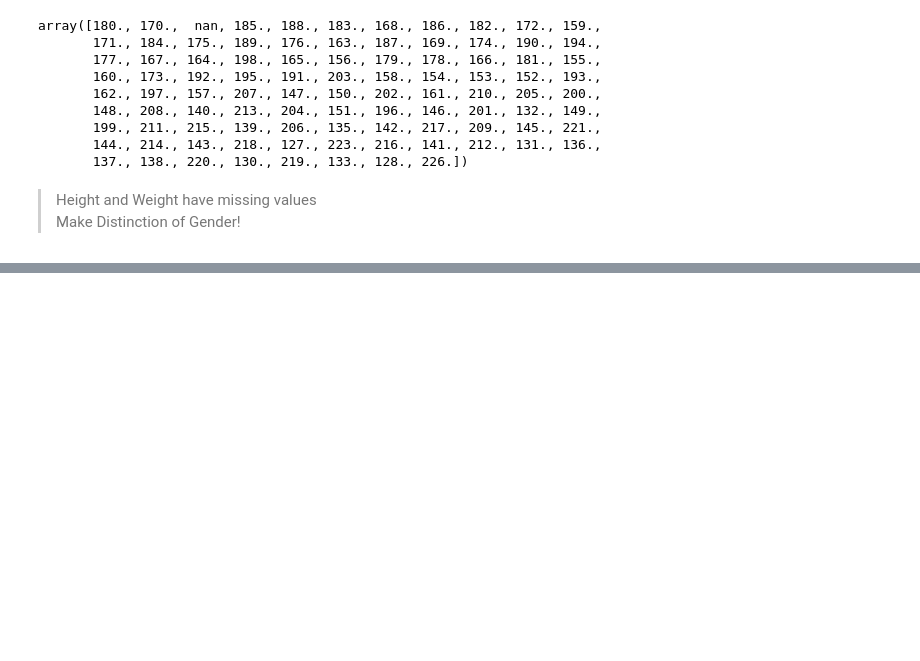
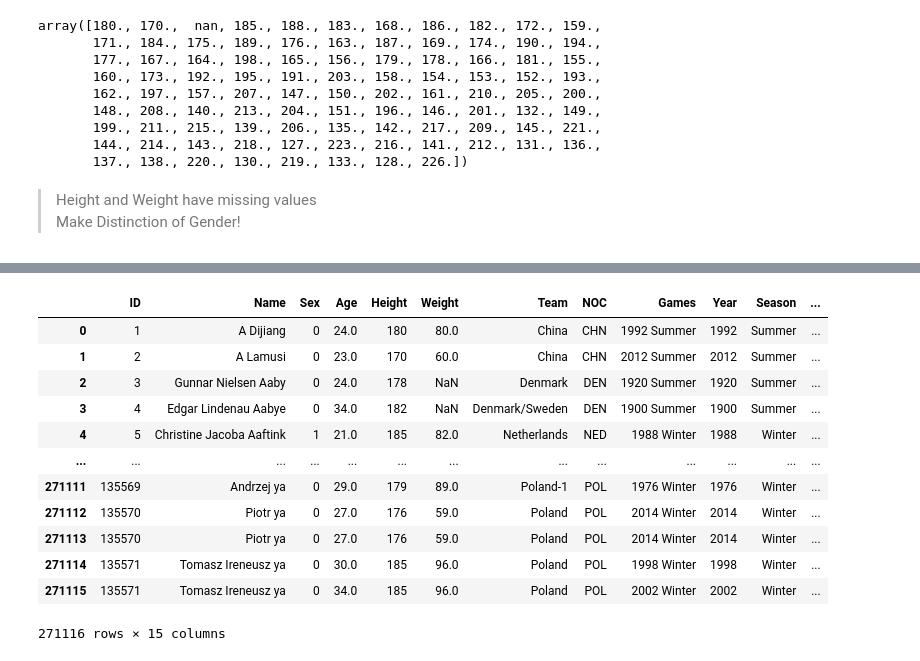
Before and after one commit to jacquesstimolo/Group_Project_ML, a Jupyter notebook: Data_Cleaning.ipynb, the cells around one changed output, grey strips where cells are left out. Saved outputs shown, nothing was run; the diff lists cells and outputs as text; code cells hidden in the pictures; blank space fills up the shorter version.

```diff
--- a/Data_Cleaning.ipynb
+++ b/Data_Cleaning.ipynb
@@ -152,0 +235,3 @@ nan
+# %%
+row_df1 = df1[df1['Sport'] == 'Shooting']
+int(row_df1.Height_M.values)
@@ -152,0 +332,48 @@ nan
+# %%
+def restore_height(sports, genders, heights):
+    elements = zip(sports, genders, heights)
+
+    res_heights = []
+    for elem in elements:
+        s, g, h = elem
+
+        row_df1 = df1[df1['Sport'] == s]
+
+        if isNaN(h):
+            if g == 0:
+                val = row_df1.Height_M.values
+                if val == 'missing':
+                    res_heights.append(median_height_m)
+                else:
+                    res_heights.append(int(val))
+            else:
+                val = row_df1.Height_M.values
+                if val == 'missing':
+                    res_heights.append(median_height_w)
+                else:
+                    res_heights.append(int(val))
+
+        else:
+            res_heights.append(h)
+
+    return res_heights
+
+
+
+df['Height'] = restore_height(df['Sport'], df['Sex'], df['Height'])
+df['Height'] = df['Height'].astype('int64')
+df
+# %% [output]
+|  | ID | Name | Sex | Age | Height | Weight | Team | NOC | Games | Year | Season | ... |
+| 0 | 1 | A Dijiang | 0 | 24.0 | 180 | 80.0 | China | CHN | 1992 Summer | 1992 | Summer | ... |
+| 1 | 2 | A Lamusi | 0 | 23.0 | 170 | 60.0 | China | CHN | 2012 Summer | 2012 | Summer | ... |
+| 2 | 3 | Gunnar Nielsen Aaby | 0 | 24.0 | 178 | NaN | Denmark | DEN | 1920 Summer | 1920 | Summer | ... |
+| 3 | 4 | Edgar Lindenau Aabye | 0 | 34.0 | 182 | NaN | Denmark/Sweden | DEN | 1900 Summer | 1900 | Summer | ... |
+| 4 | 5 | Christine Jacoba Aaftink | 1 | 21.0 | 185 | 82.0 | Netherlands | NED | 1988 Winter | 1988 | Winter | ... |
+| ... | ... | ... | ... | ... | ... | ... | ... | ... | ... | ... | ... | ... |
+| 271111 | 135569 | Andrzej ya | 0 | 29.0 | 179 | 89.0 | Poland-1 | POL | 1976 Winter | 1976 | Winter | ... |
+| 271112 | 135570 | Piotr ya | 0 | 27.0 | 176 | 59.0 | Poland | POL | 2014 Winter | 2014 | Winter | ... |
+| 271113 | 135570 | Piotr ya | 0 | 27.0 | 176 | 59.0 | Poland | POL | 2014 Winter | 2014 | Winter | ... |
+| 271114 | 135571 | Tomasz Ireneusz ya | 0 | 30.0 | 185 | 96.0 | Poland | POL | 1998 Winter | 1998 | Winter | ... |
+| 271115 | 135571 | Tomasz Ireneusz ya | 0 | 34.0 | 185 | 96.0 | Poland | POL | 2002 Winter | 2002 | Winter | ... |
+271116 rows × 15 columns
```
Also changed, not shown: parts of 24 cells of this notebook, 1 other file.
